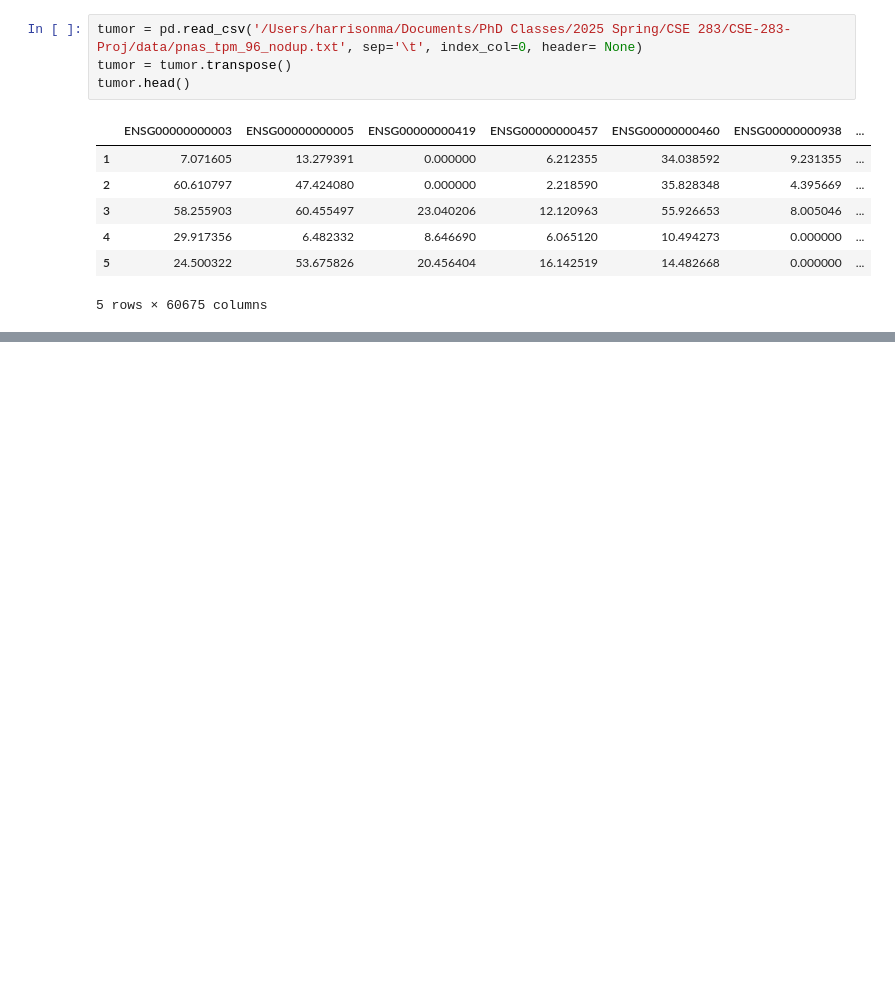
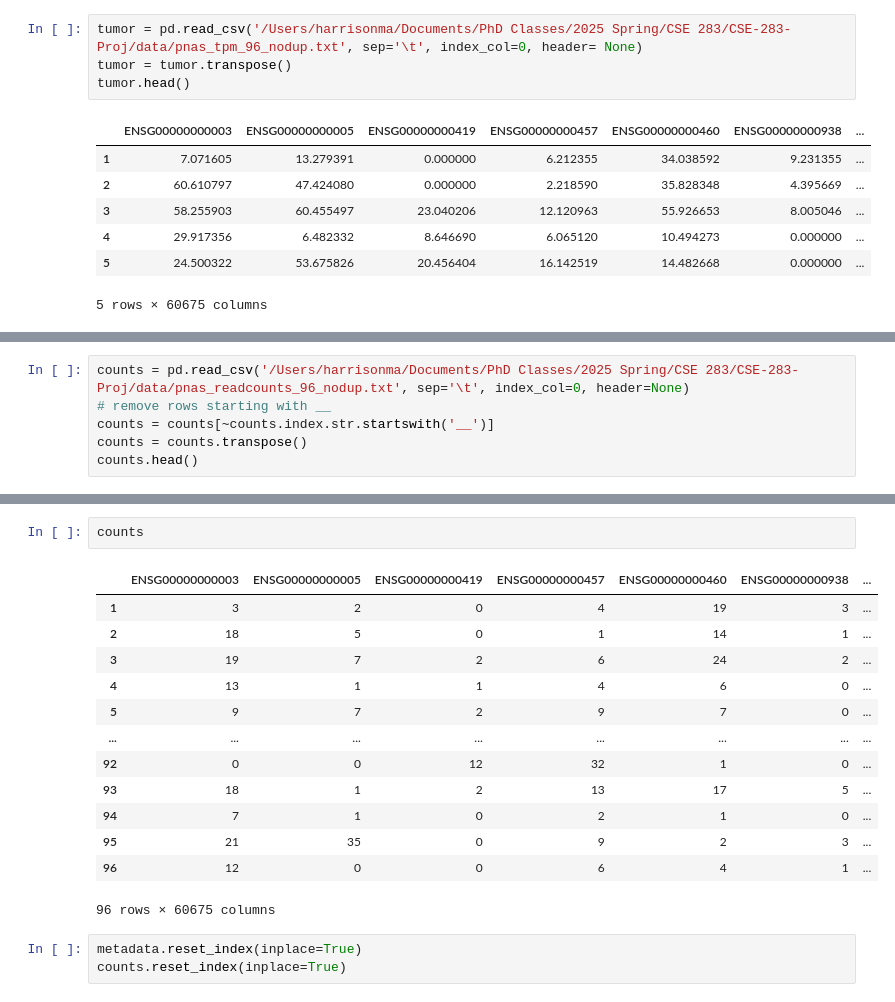
Before and after one commit to Harrison-Q-Ma/CSE-283-Proj, a Jupyter notebook: Harrison/classification.ipynb, the cells around one changed output, grey strips where cells are left out. Saved outputs shown, nothing was run; the diff lists cells and outputs as text; blank space fills up the shorter version.

```diff
--- a/Harrison/classification.ipynb
+++ b/Harrison/classification.ipynb
@@ -116,0 +230,6 @@ weighted avg       1.00      1.00      1.00        96
+# %%
+counts = pd.read_csv('/Users/harrisonma/Documents/PhD Classes/2025 Spring/CSE 283/CSE-283-Proj/data/pnas_readcounts_96_nodup.txt', sep='\t', index_col=0, header=None)
+# remove rows starting with __
+counts = counts[~counts.index.str.startswith('__')]
+counts = counts.transpose()
+counts.head()
@@ -116,0 +263,19 @@ weighted avg       1.00      1.00      1.00        96
+# %%
+counts
+# %% [output]
+|  | ENSG00000000003 | ENSG00000000005 | ENSG00000000419 | ENSG00000000457 | ENSG00000000460 | ENSG00000000938 | ... |
+| 1 | 3 | 2 | 0 | 4 | 19 | 3 | ... |
+| 2 | 18 | 5 | 0 | 1 | 14 | 1 | ... |
+| 3 | 19 | 7 | 2 | 6 | 24 | 2 | ... |
+| 4 | 13 | 1 | 1 | 4 | 6 | 0 | ... |
+| 5 | 9 | 7 | 2 | 9 | 7 | 0 | ... |
+| ... | ... | ... | ... | ... | ... | ... | ... |
+| 92 | 0 | 0 | 12 | 32 | 1 | 0 | ... |
+| 93 | 18 | 1 | 2 | 13 | 17 | 5 | ... |
+| 94 | 7 | 1 | 0 | 2 | 1 | 0 | ... |
+| 95 | 21 | 35 | 0 | 9 | 2 | 3 | ... |
+| 96 | 12 | 0 | 0 | 6 | 4 | 1 | ... |
+96 rows × 60675 columns
+# %%
+metadata.reset_index(inplace=True)
+counts.reset_index(inplace=True)
```
Also changed, not shown: parts of 50 cells of this notebook, 2 other files.
